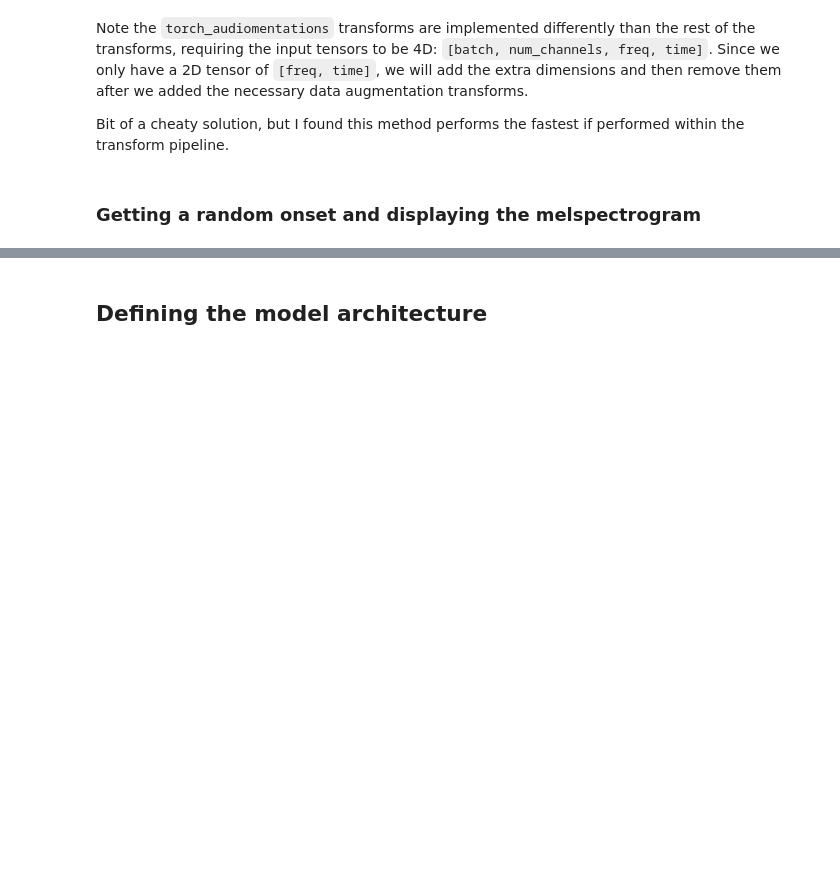
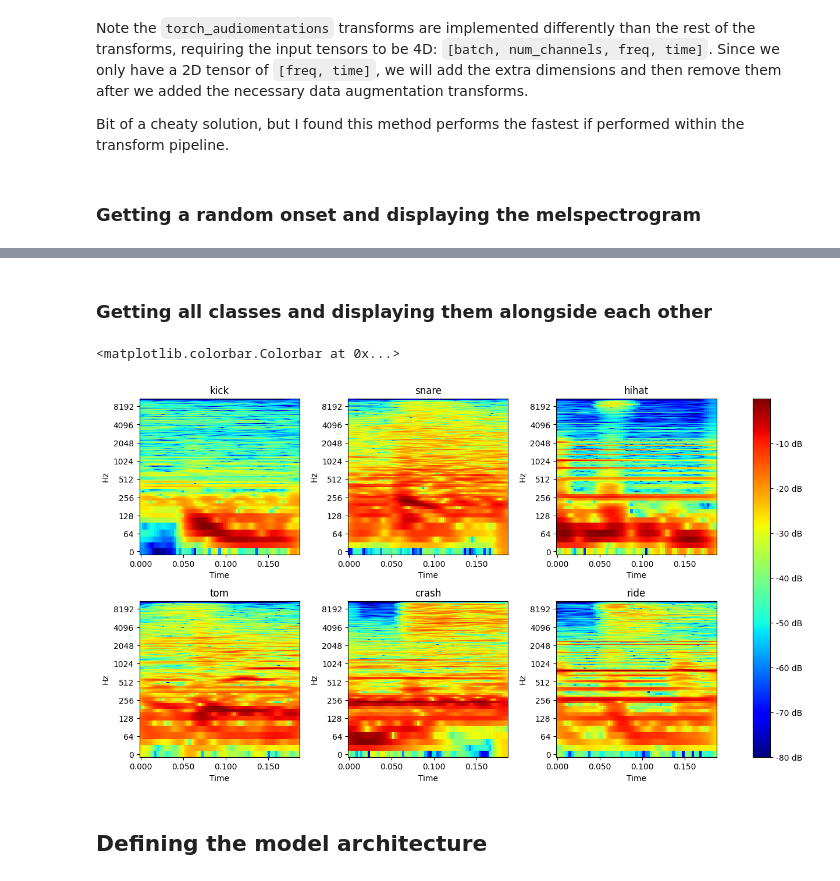
Before and after one commit to skittree/DrummerScore, a Jupyter notebook: model training.ipynb, the cells around one changed output, grey strips where cells are left out. Saved outputs shown, nothing was run; the diff lists cells and outputs as text; code cells hidden in the pictures; blank space fills up the shorter version.

```diff
--- a/model training.ipynb
+++ b/model training.ipynb
@@ -216,3 +280,43 @@ plt.show()
+# %% [markdown]
+### Getting all classes and displaying them alongside each other
+# %%
+import librosa.display
+
+kick_row = train_df[train_df[['snare', 'hihat', 'tom', 'crash', 'ride', 'other']].eq(False).all(axis=1) & train_df['kick']].iloc[0]
+snare_row = train_df[train_df[['kick', 'hihat', 'tom', 'crash', 'ride', 'other']].eq(False).all(axis=1) & train_df['snare']].iloc[0]
+hihat_row = train_df[train_df[['kick', 'snare', 'tom', 'crash', 'ride', 'other']].eq(False).all(axis=1) & train_df['hihat']].iloc[0]
+tom_row = train_df[train_df[['kick', 'hihat', 'snare', 'crash', 'ride', 'other']].eq(False).all(axis=1) & train_df['tom']].iloc[0]
+crash_row = train_df[train_df[['kick', 'hihat', 'tom', 'snare', 'ride', 'other']].eq(False).all(axis=1) & train_df['crash']].iloc[0]
+ride_row = train_df[train_df[['kick', 'hihat', 'tom', 'crash', 'snare', 'other']].eq(False).all(axis=1) & train_df['ride']].iloc[0]
+
+rows= [kick_row,snare_row,hihat_row,tom_row,crash_row,ride_row]
+f, ax = plt.subplots(2, 3, figsize=(16, 8))
+plt.subplots_adjust(wspace=0.3, hspace=0.3)
+ax = ax.ravel()
+
+hop_length = 64
+n_fft = 2048
+bins_per_octave = 24
+y_axis = "log"
+cmap = 'jet'
+auto_aspect = False
+window_size=8192
+
+for i, row in enumerate(rows):
+    audio_path = df[df["name"]==row["name"]].iloc[0]['audio']
+    onset_time = row['onset_time']
+    sr = 44100
+    y, sr = librosa.load(audio_path, offset=onset_time-window_size/(sr*2), duration=window_size/sr)
+    stft = np.abs(librosa.stft(y, hop_length=64, n_fft=1024))
+    D = librosa.amplitude_to_db(stft, ref=np.max)
+    img = librosa.display.specshow(D, y_axis=y_axis, sr=sr,
+                               hop_length=hop_length, x_axis='time', ax=ax[i], cmap=cmap, bins_per_octave=bins_per_octave,
+                               auto_aspect=auto_aspect)
+    ax[i].set(title=drum_labels[i])
+f.colorbar(mappable=img, ax=ax, format='%+2.0f dB')
+# %% [output]
+<matplotlib.colorbar.Colorbar at 0x...>
+[figure, added]
 # %% [markdown]
 ## Defining the model architecture
 # %% [markdown]
```
Also changed, not shown: parts of 7 cells of this notebook, 5 other files.
